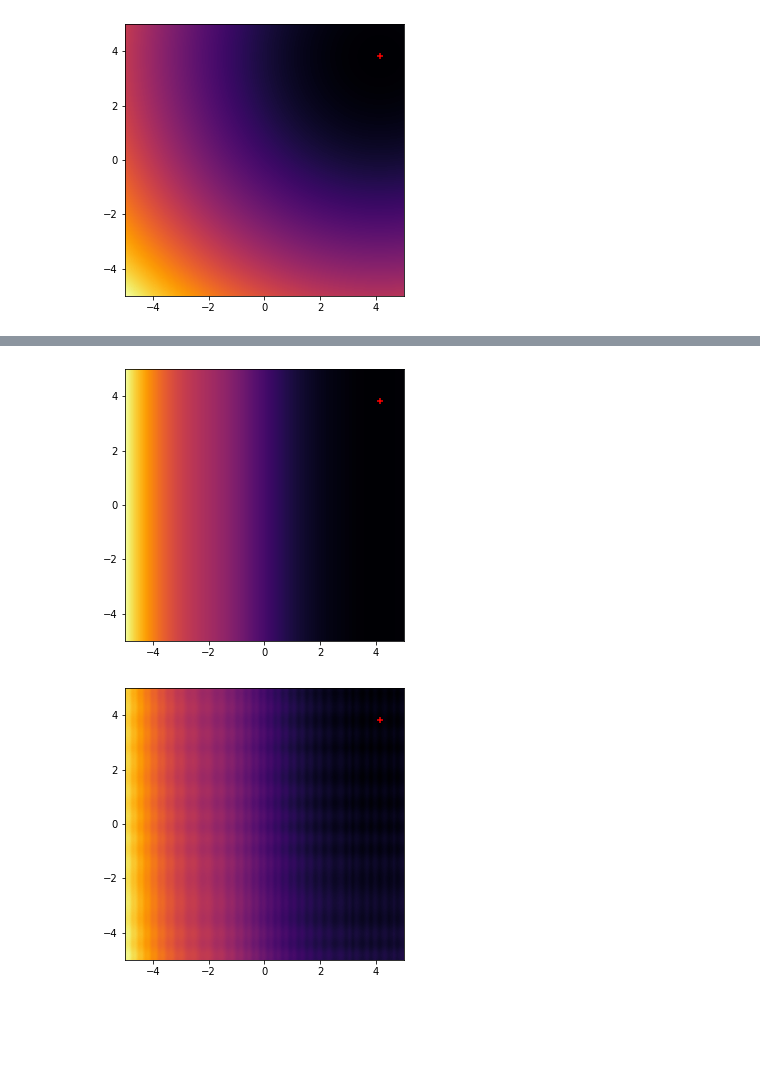
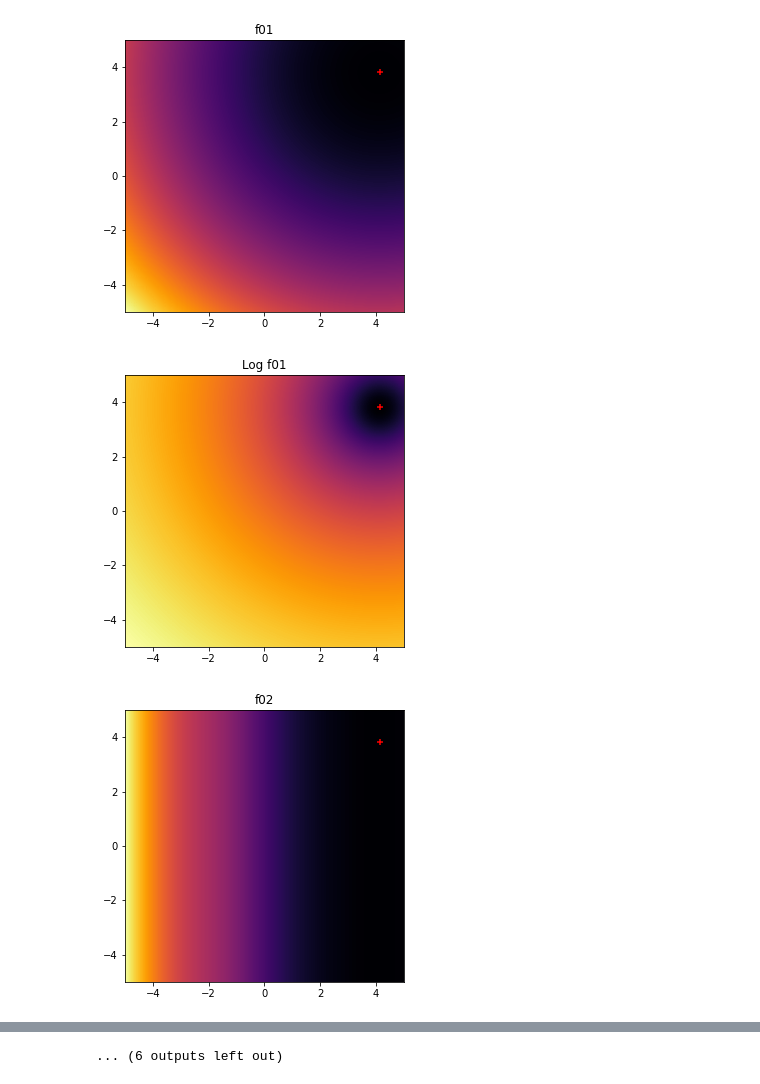
Before and after one commit to PatrikValkovic/BBOBtorch, a Jupyter notebook: rendering.ipynb, the cells around one changed output, grey strips where cells are left out. Saved outputs shown, nothing was run; the diff lists cells and outputs as text; code cells hidden in the pictures; blank space fills up the shorter version.

```diff
--- a/rendering.ipynb
+++ b/rendering.ipynb
@@ -15,13 +16,48 @@ a = torch.arange(-5,5+STEP_SIZE,STEP_SIZE, dtype=t.float32)
 b = torch.arange(-5,5+STEP_SIZE,STEP_SIZE, dtype=t.float32)
 grid = torch.stack(torch.meshgrid(a, b), -1)
 flat_grid = torch.reshape(grid, (-1,2))
+# %%
+create_fn = [
+	create_f01,
+	create_f02,
+	create_f03,
+	create_f04,
+	create_f05,
+	create_f06,
+	create_f07,
+	create_f08,
+	create_f09,
+]
+
+name_fn = [
+	'f01',
+	'f02',
+	'f03',
+	'f04',
+	'f05',
+	'f06',
+	'f07',
+	'f08',
+	'f09',
+]
 # %%
-f01 = create_f01(2, seed=42)
-results = torch.reshape(f01(flat_grid), grid.shape[:-1])
+for cr, name in zip(create_fn, name_fn):
+	fn = cr(2, seed=42)
+	results = torch.reshape(fn(flat_grid), grid.shape[:-1])
+	results -= results.min() - 1
 
-plt.figure(figsize=FIG_SIZE)
-plt.pcolormesh(a, b, results, cmap=CMAP, alpha=ALPHA, shading=SHADING)
-plt.scatter(*f01.x_opt.tolist()[::-1], marker=MARKER_T, c=MARKER_C)
-plt.show()
+	plt.figure(figsize=FIG_SIZE)
+	plt.pcolormesh(a, b, results, cmap=CMAP, alpha=ALPHA, shading=SHADING)
+	plt.scatter(*fn.x_opt.tolist()[::-1], marker=MARKER_T, c=MARKER_C)
+	plt.title(name)
+	plt.show()
+
+	plt.figure(figsize=FIG_SIZE)
+	plt.pcolormesh(a, b, results, cmap=CMAP, alpha=ALPHA, shading=SHADING, norm=colors.LogNorm(results.min(), results.max()))
+	plt.scatter(*fn.x_opt.tolist()[::-1], marker=MARKER_T, c=MARKER_C)
+	plt.title("Log " + name)
+	plt.show()
 # %% [output]
-[figure, old version]
+[figure, new version]
+[figure, added]
+[figure, added]
@@ -28,20 +73 @@ plt.show()
+... (6 outputs left out)
-# %%
-f02 = create_f02(2, seed=42)
-results = torch.reshape(f02(flat_grid), grid.shape[:-1])
-
-plt.figure(figsize=FIG_SIZE)
-plt.pcolormesh(a, b, results, cmap=CMAP, alpha=ALPHA, shading=SHADING)
-plt.scatter(*f02.x_opt.tolist()[::-1], marker=MARKER_T, c=MARKER_C)
-plt.show()
-# %% [output]
-[figure, removed]
-# %%
-f03 = create_f03(2, seed=42)
-results = torch.reshape(f03(flat_grid), grid.shape[:-1])
-
-plt.figure(figsize=FIG_SIZE)
-plt.pcolormesh(a, b, results, cmap=CMAP, alpha=ALPHA, shading=SHADING)
-plt.scatter(*f03.x_opt.tolist()[::-1], marker=MARKER_T, c=MARKER_C)
-plt.show()
-# %% [output]
-[figure, removed]
```
Also changed, not shown: parts of 4 cells of this notebook, 2 other files.
